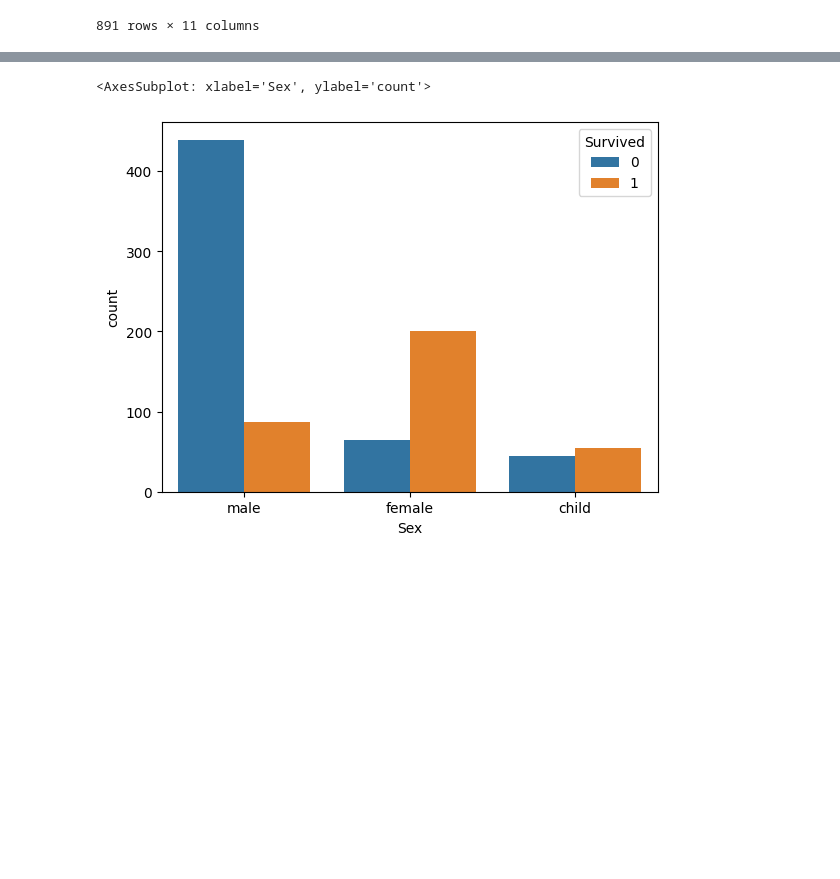
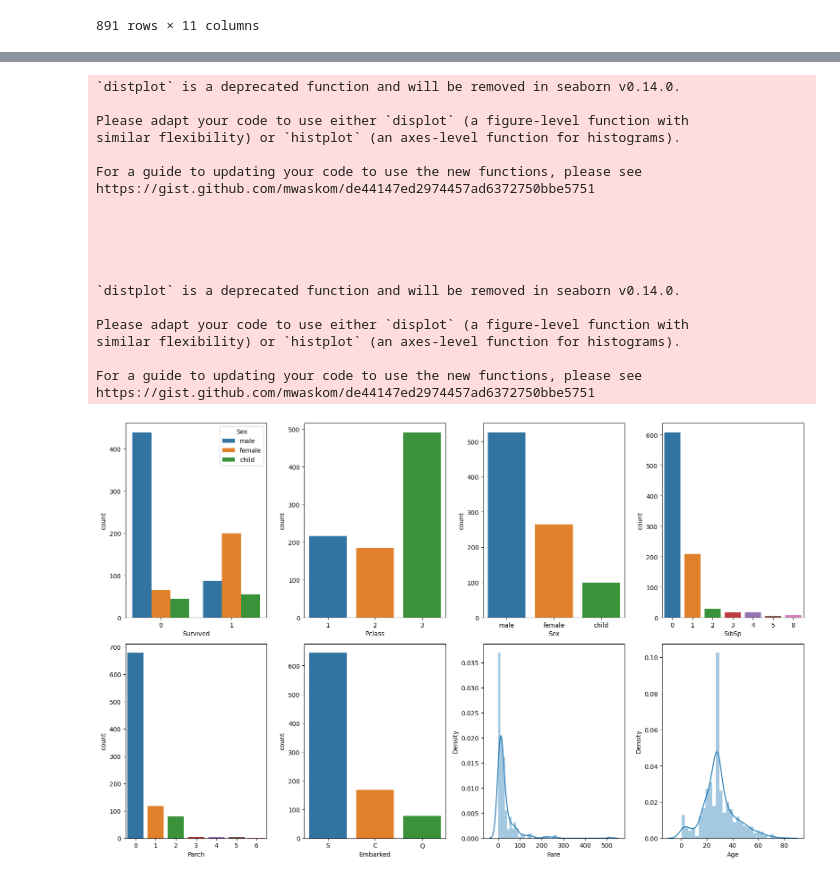
Before and after one commit to ignalazaro/Proyectos_modulo1, a Jupyter notebook: titanic/titanic.ipynb, the cells around one changed output, grey strips where cells are left out. Drawn from its saved outputs; the diff is of its cells as text; code cells hidden in the pictures; blank space fills up the shorter version.

```diff
--- a/titanic/titanic.ipynb
+++ b/titanic/titanic.ipynb
@@ -292,8 +195,38 @@ df.head(20)
 | 18 | 1 | 2 | Williams, Mr. Charles Eugene | male | 28.0 | 0 | 0 | 244373 | 13.0000 | D56 | ... |
 | 19 | 0 | 3 | Vander Planke, Mrs. Julius (Emeli... | female | 31.0 | 1 | 0 | 345763 | 18.0000 | D56 | ... |
 | 20 | 1 | 3 | Masselmani, Mrs. Fatima | female | 28.0 | 0 | 0 | 2649 | 7.2250 | D56 | ... |
-# %%
-sns.countplot(x='Sex', hue='Survived', data=df)
-# %% [output]
-<AxesSubplot: xlabel='Sex', ylabel='count'>
-[figure, removed]
+# %%
+fig, axes = plt.subplots(2, 4, figsize=(16, 10))
+
+sns.countplot(x='Survived', data=df,hue='Sex', ax=axes[0, 0])
+sns.countplot(x='Pclass', data=df, ax=axes[0, 1])
+sns.countplot(x='Sex', data=df, ax=axes[0, 2])
+sns.countplot(x='SibSp', data=df, ax=axes[0, 3])
+sns.countplot(x='Parch', data=df, ax=axes[1, 0])
+sns.countplot(x='Embarked', data=df, ax=axes[1, 1])
+sns.distplot(df['Fare'], kde=True, ax=axes[1, 2]);
+sns.distplot(df['Age'], kde=True, ax=axes[1, 3]);
+plt.tight_layout()
+
+plt.show();
+# %% [output]
+`distplot` is a deprecated function and will be removed in seaborn v0.14.0.
+
+Please adapt your code to use either `displot` (a figure-level function with
+similar flexibility) or `histplot` (an axes-level function for histograms).
+
+For a guide to updating your code to use the new functions, please see
+https://gist.github.com/mwaskom/de44147ed2974457ad6372750bbe5751
+
+
+
+
+
+`distplot` is a deprecated function and will be removed in seaborn v0.14.0.
+
+Please adapt your code to use either `displot` (a figure-level function with
+similar flexibility) or `histplot` (an axes-level function for histograms).
+
+For a guide to updating your code to use the new functions, please see
+https://gist.github.com/mwaskom/de44147ed2974457ad6372750bbe5751
+[figure, added]
```
Also changed, not shown: parts of 19 cells of this notebook.
